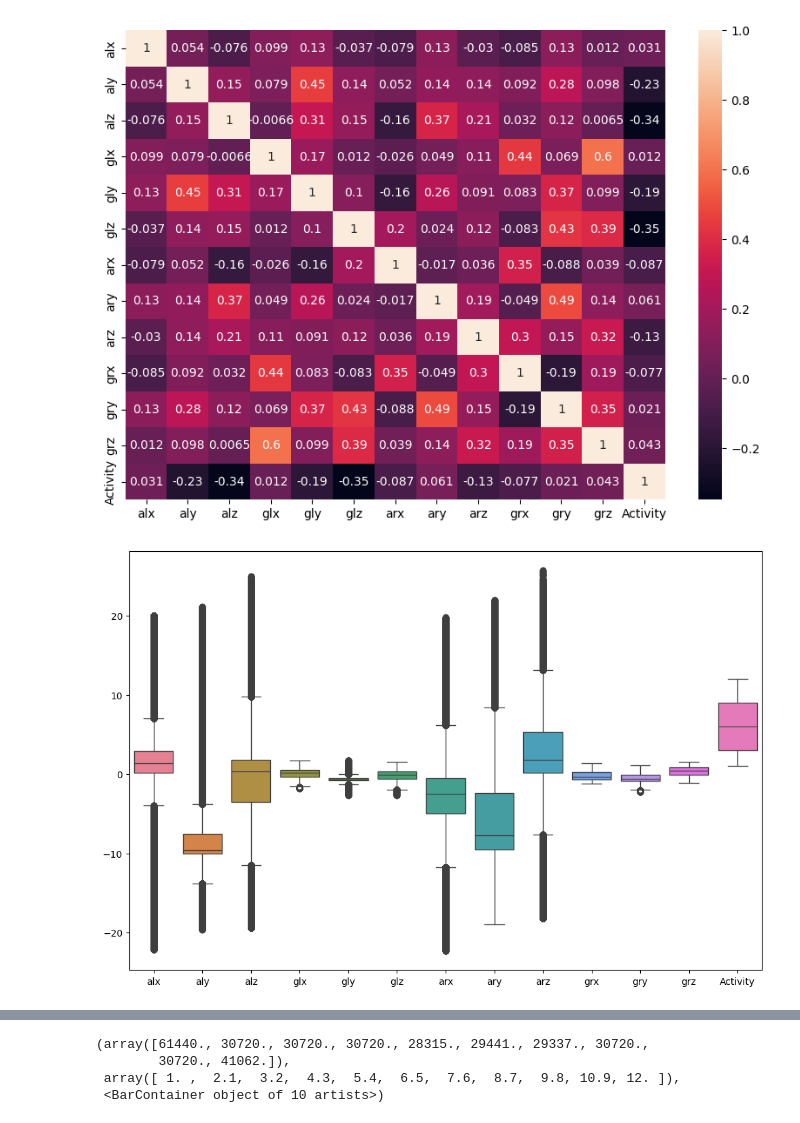
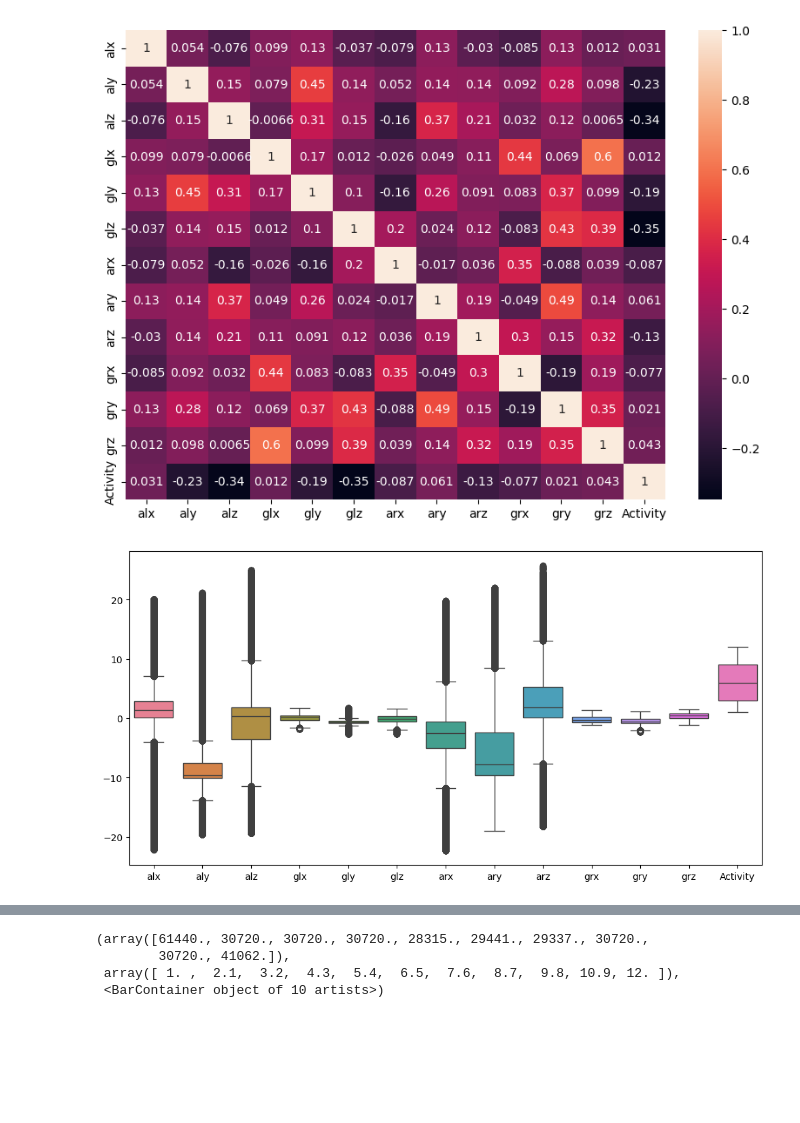
Before and after one commit to hannanote/Mobile_Health_Human_Behavior_Analysis_Project, a Jupyter notebook: MOBILE_HEALTH.ipynb, the cells around one changed output, grey strips where cells are left out. Cells and saved outputs as stored; diff of their text form; code cells hidden in the pictures; blank space fills up the shorter version.

```diff
--- a/MOBILE_HEALTH.ipynb
+++ b/MOBILE_HEALTH.ipynb
@@ -352,9 +347,9 @@ plt.show()
 # %% [output]
 [figure]
 # %%
-plt.figure(figsize=(12,8))
+plt.figure(figsize=(12,6))
 sns.boxplot(data=df)
 plt.show()
 # %% [output]
-[figure, old version]
+[figure, new version]
 # %%
```
Also changed, not shown: parts of 46 cells of this notebook.
